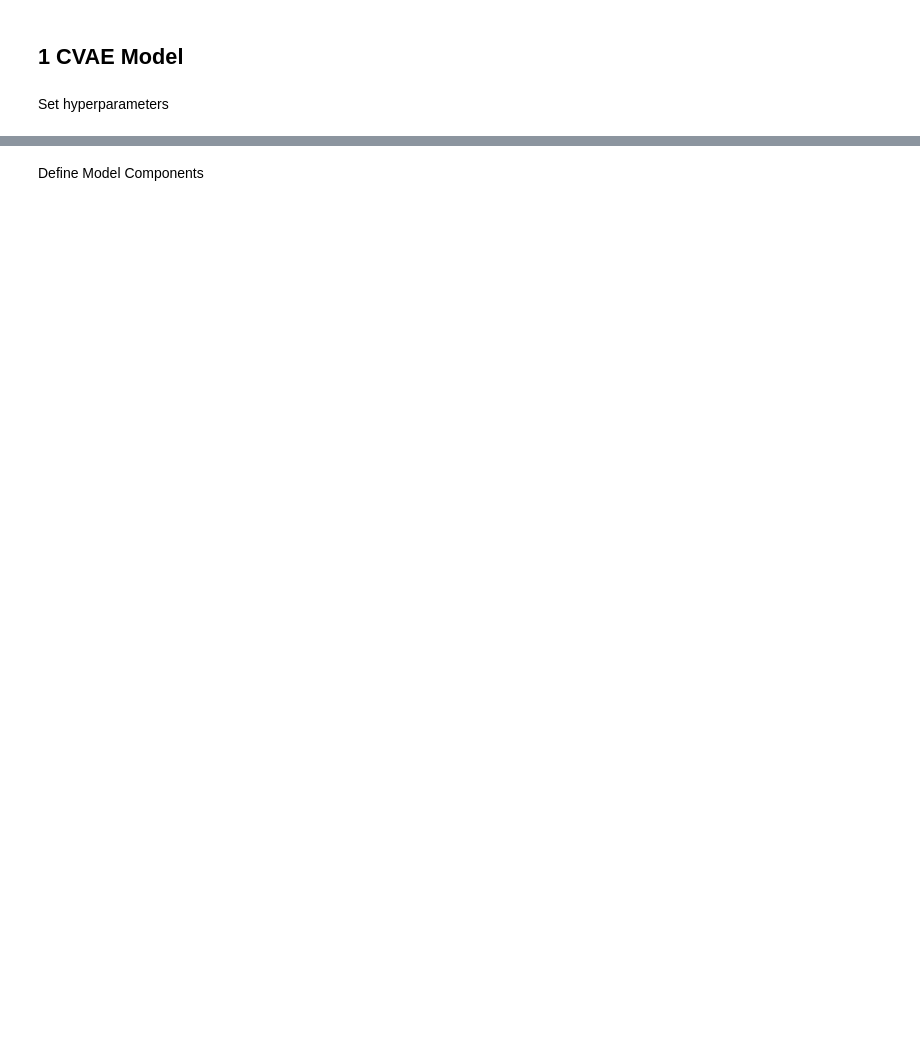
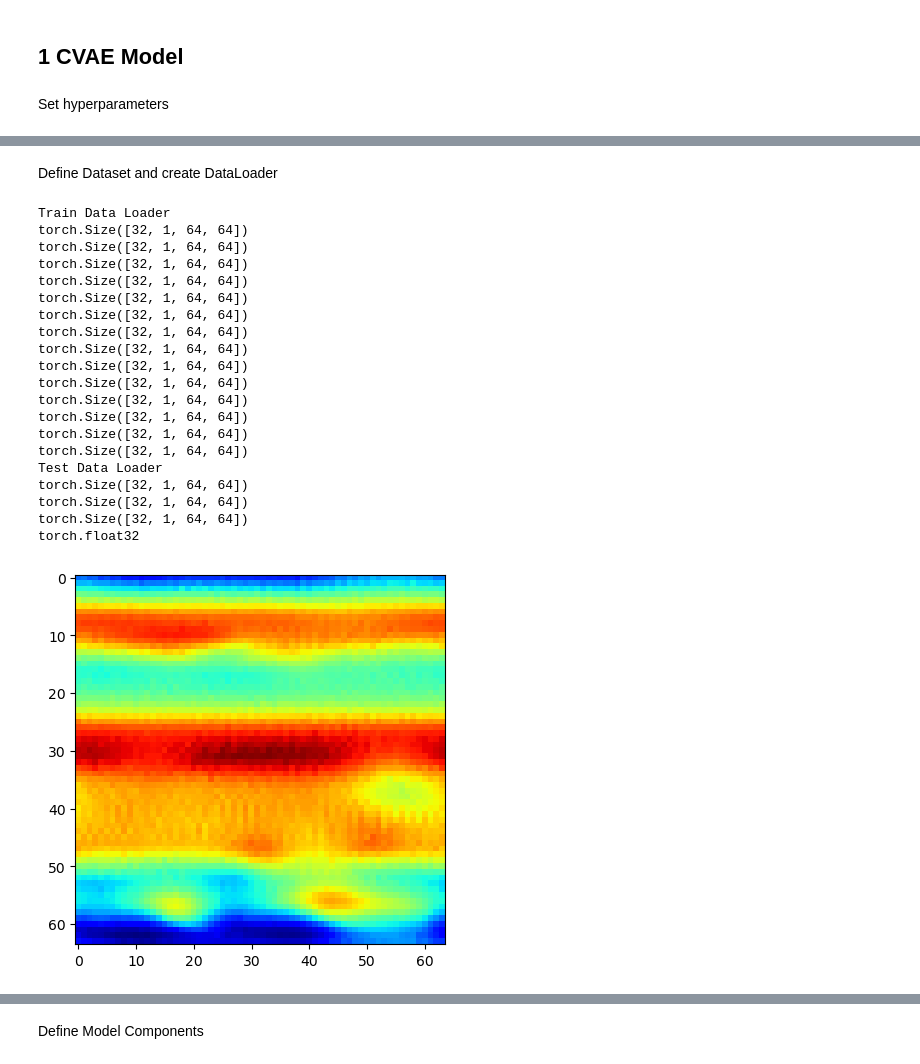
Before and after one commit to iangill11/MLuSHrooM, a Jupyter notebook: model/model.ipynb, the cells around one changed output, grey strips where cells are left out. Cells and saved outputs as stored; diff of their text form; code cells hidden in the pictures; blank space fills up the shorter version.

```diff
--- a/model/model.ipynb
+++ b/model/model.ipynb
@@ -55,0 +109,71 @@ w_kl = 1.0
+# %% [markdown]
+Define Dataset and create DataLoader
+# %%
+# define class for dataset
+class PhiDataset(Dataset):
+    def __init__(self, phi_data, transform=None):
+        self.data = phi_data
+        self.transform = transform
+
+    def __len__(self):
+        return self.data.shape[0]
+
+    def __getitem__(self, idx):
+        image = torch.tensor(self.data[idx,:,:], dtype=torch.float32)
+        # Add a channel dimension to make it (1, 256, 256)
+        image = image.unsqueeze(0)  # Shape becomes (1, 256, 256)
+
+        if self.transform:
+            image = self.transform(image)
+
+        return image
+
+N_train = batch_size_cvae*14
+
+# train data loader
+phi_train = PhiDataset(phi_data[0:N_train, :, :])
+phi_train_loader = DataLoader(phi_train, batch_size=batch_size_cvae, shuffle=True)
+
+# test data loader
+phi_test = PhiDataset(phi_data[N_train:, :, :])
+phi_test_loader = DataLoader(phi_test, batch_size=batch_size_cvae, shuffle=True)
+
+
+# test data loader
+print("Train Data Loader")
+for batch in phi_train_loader:
+    print(batch.shape)
+
+print("Test Data Loader")
+for batch in phi_test_loader:
+    print(batch.shape)
+
+# plot the 5th element of the dataset
+plt.figure()
+plt.imshow(phi_train[10].squeeze(), cmap='jet')
+
+first_batch = next(iter(phi_train_loader))
+
+print(first_batch.dtype)
+# %% [output]
+Train Data Loader
+torch.Size([32, 1, 64, 64])
+torch.Size([32, 1, 64, 64])
+torch.Size([32, 1, 64, 64])
+torch.Size([32, 1, 64, 64])
+torch.Size([32, 1, 64, 64])
+torch.Size([32, 1, 64, 64])
+torch.Size([32, 1, 64, 64])
+torch.Size([32, 1, 64, 64])
+torch.Size([32, 1, 64, 64])
+torch.Size([32, 1, 64, 64])
+torch.Size([32, 1, 64, 64])
+torch.Size([32, 1, 64, 64])
+torch.Size([32, 1, 64, 64])
+torch.Size([32, 1, 64, 64])
+Test Data Loader
+torch.Size([32, 1, 64, 64])
+torch.Size([32, 1, 64, 64])
+torch.Size([32, 1, 64, 64])
+torch.float32
+[figure, added]
```
Also changed, not shown: parts of 26 cells of this notebook, 2 other files.
